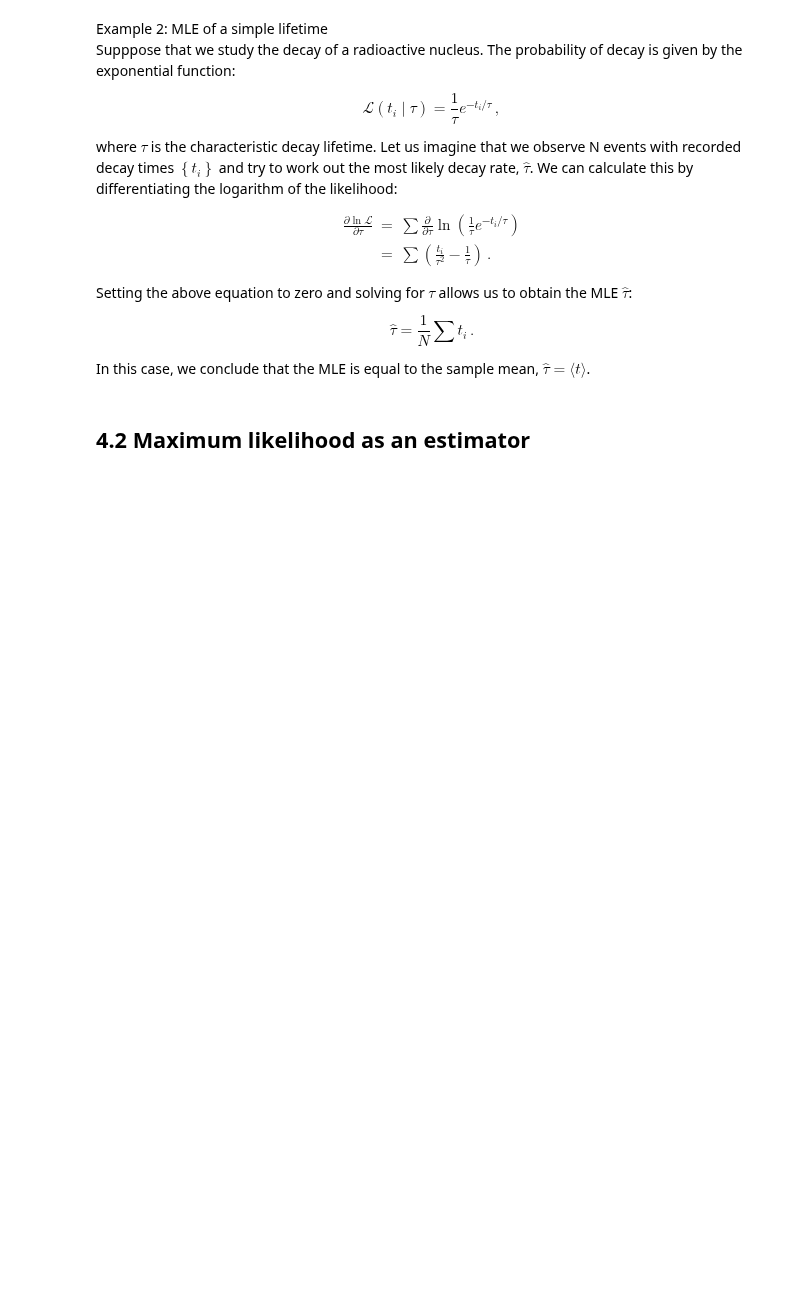
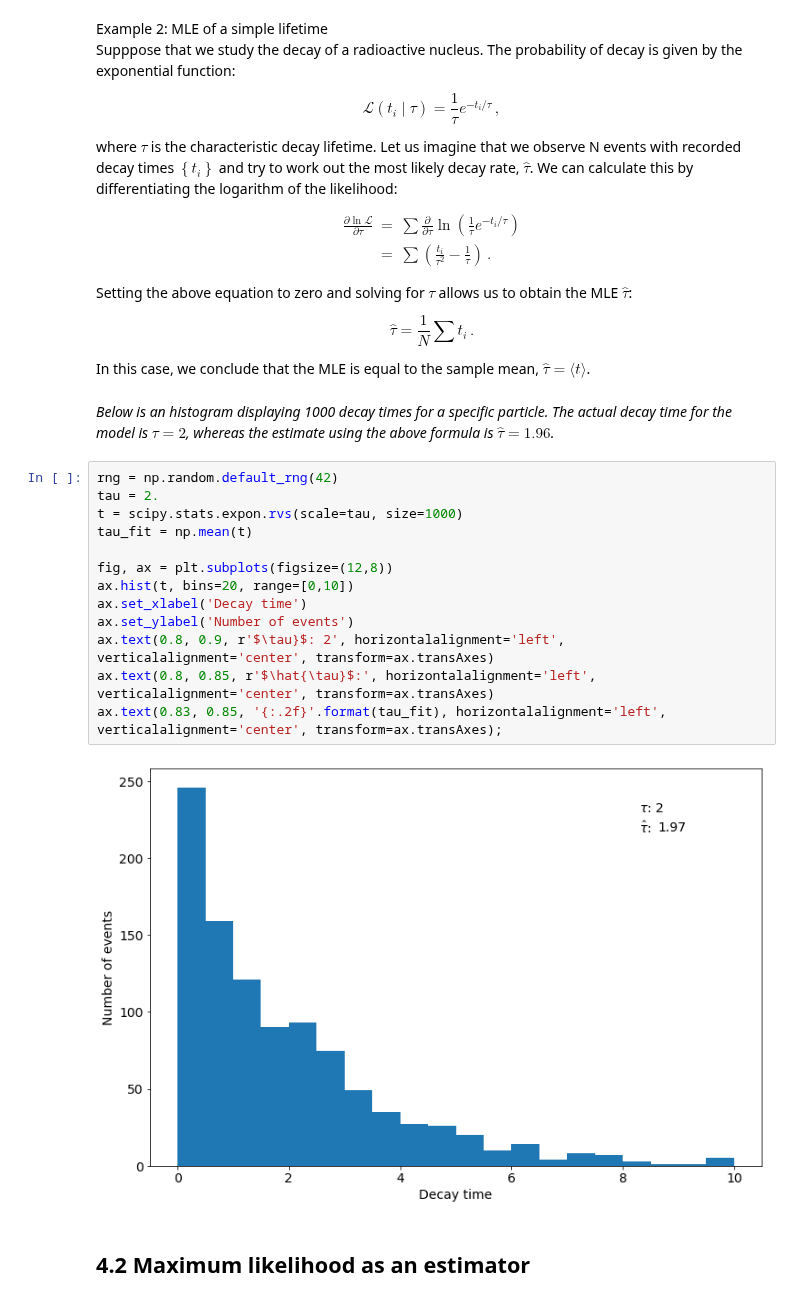
Before and after one commit to bretonr/intro_data_science, a Jupyter notebook: Chapter 4/Chapter 4.ipynb, the cells around one changed output. Saved outputs shown, nothing was run; the diff lists cells and outputs as text; blank space fills up the shorter version.

```diff
--- a/Chapter 4/Chapter 4.ipynb
+++ b/Chapter 4/Chapter 4.ipynb
@@ -233,6 +235,23 @@ Setting the above equation to zero and solving for $\tau$ allows us to obtain th
 \end{equation}
 
 In this case, we conclude that the MLE is equal to the sample mean, $\widehat{\tau} = \langle t \rangle$.
+# %% [markdown]
+*Below is an histogram displaying 1000 decay times for a specific particle. The actual decay time for the model is $\tau = 2$, whereas the estimate using the above formula is $\hat{\tau} = 1.96$.*
+# %%
+rng = np.random.default_rng(42)
+tau = 2.
+t = scipy.stats.expon.rvs(scale=tau, size=1000)
+tau_fit = np.mean(t)
+
+fig, ax = plt.subplots(figsize=(12,8))
+ax.hist(t, bins=20, range=[0,10])
+ax.set_xlabel('Decay time')
+ax.set_ylabel('Number of events')
+ax.text(0.8, 0.9, r'$\tau}$: 2', horizontalalignment='left', verticalalignment='center', transform=ax.transAxes)
+ax.text(0.8, 0.85, r'$\hat{\tau}$:', horizontalalignment='left', verticalalignment='center', transform=ax.transAxes)
+ax.text(0.83, 0.85, '{:.2f}'.format(tau_fit), horizontalalignment='left', verticalalignment='center', transform=ax.transAxes);
+# %% [output]
+[figure, added]
 # %% [markdown]
 ## 4.2 Maximum likelihood as an estimator
 # %% [markdown]
```
Also changed, not shown: parts of 3 cells of this notebook, 3 other files.
